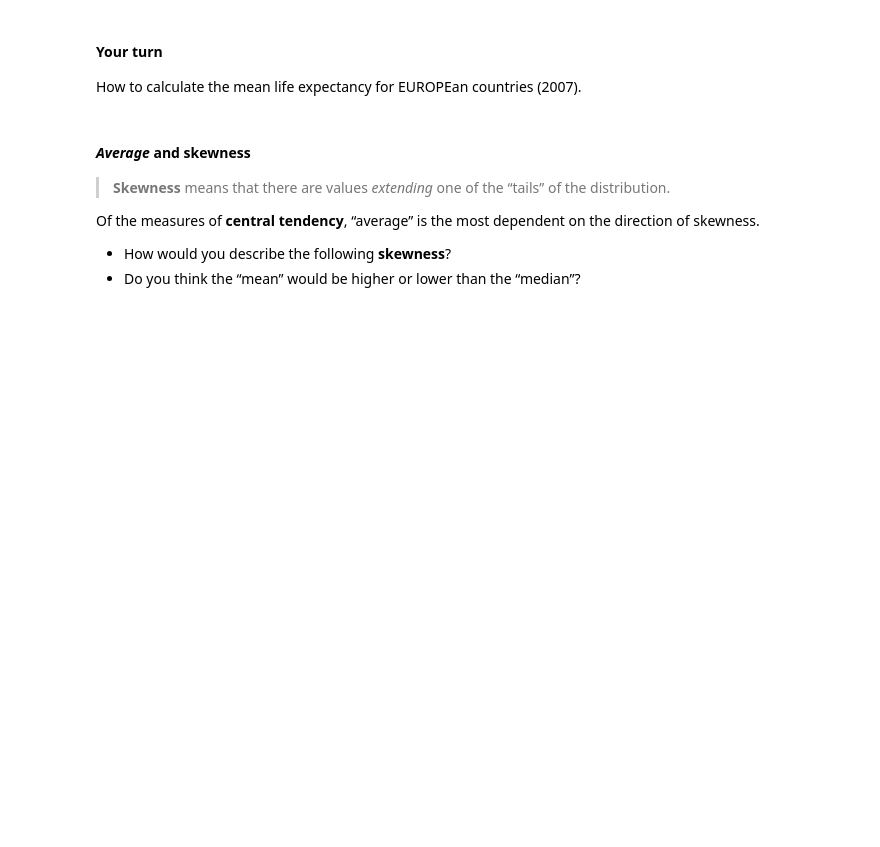
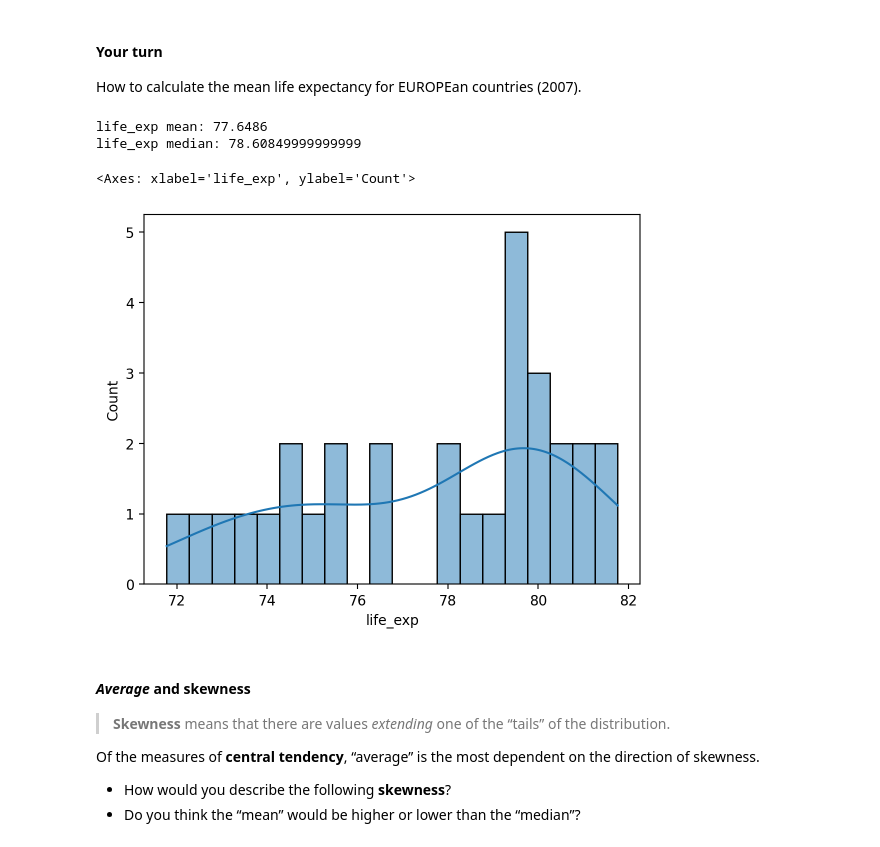
Before and after one commit to mariadop/Descriptive_Statistics_2025, a Jupyter notebook: Exercise_8_new.ipynb, the cells around one changed output. Saved outputs shown, nothing was run; the diff lists cells and outputs as text; code cells hidden in the pictures; blank space fills up the shorter version.

```diff
--- a/Exercise_8_new.ipynb
+++ b/Exercise_8_new.ipynb
@@ -260,6 +260,19 @@ np.float64(59.474439366197174)
 How to calculate the mean life expectancy for EUROPEan countries (2007).
 # %%
 ### Your code here
+import seaborn as sns
+df_Europe = df_gapminder[(df_gapminder['continent'] == 'Europe') & (df_gapminder['year'] == 2007)]
+
+life_mean = df_Europe['life_exp'].mean()
+life_median = df_Europe['life_exp'].median()
+print(f"life_exp mean: {life_mean}")
+print(f"life_exp median: {life_median}")
+sns.histplot(data = df_Europe, x = "life_exp", bins = 20, kde = True)
+# %% [output]
+life_exp mean: 77.6486
+life_exp median: 78.60849999999999
+<Axes: xlabel='life_exp', ylabel='Count'>
+[figure, added]
 # %% [markdown]
 #### *Average* and skewness
 
```
Also changed, not shown: parts of 10 cells of this notebook.
